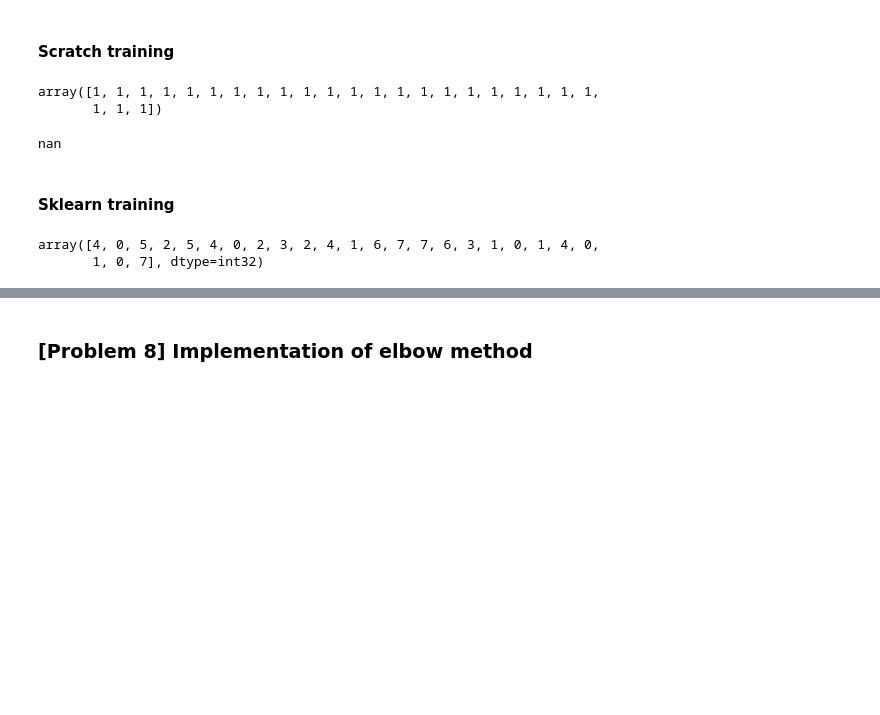
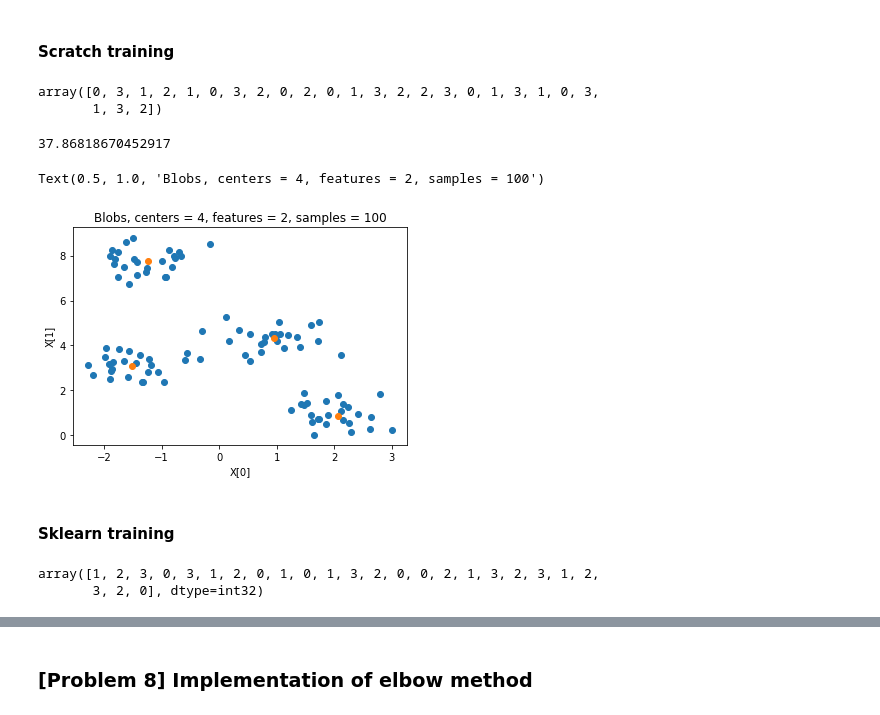
Before and after one commit to goriummaximum/diveintocode-ml, a Jupyter notebook: Sprints/sprint7-clustering/clustering-scratch.ipynb, the cells around one changed output, grey strips where cells are left out. Cells and saved outputs as stored; diff of their text form; code cells hidden in the pictures; blank space fills up the shorter version.

```diff
--- a/Sprints/sprint7-clustering/clustering-scratch.ipynb
+++ b/Sprints/sprint7-clustering/clustering-scratch.ipynb
@@ -140,27 +140,38 @@ X_train, X_test = train_test_split(X, test_size=0.25, random_state=0)
 # %% [markdown]
 <h4>Scratch training</h4>
 # %%
-kmeans_scratch = ScratchKMeans(n_clusters=8)
+kmeans_scratch = ScratchKMeans(n_clusters=4)
 kmeans_scratch.fit(X_train)
 kmeans_scratch.predict(X_test)
 # %% [output]
-array([1, 1, 1, 1, 1, 1, 1, 1, 1, 1, 1, 1, 1, 1, 1, 1, 1, 1, 1, 1, 1, 1,
-       1, 1, 1])
+array([0, 3, 1, 2, 1, 0, 3, 2, 0, 2, 0, 1, 3, 2, 2, 3, 0, 1, 3, 1, 0, 3,
+       1, 3, 2])
 # %%
 kmeans_scratch.SSE
 # %% [output]
-nan
+37.86818670452917
+# %%
+import matplotlib.pyplot as plt
+
+plt.scatter(X[:, 0], X[:, 1])
+plt.scatter(kmeans_scratch.mu[:, 0], kmeans_scratch.mu[:, 1])
+plt.xlabel("X[0]")
+plt.ylabel("X[1]")
+plt.title("Blobs, centers = 4, features = 2, samples = 100")
+# %% [output]
+Text(0.5, 1.0, 'Blobs, centers = 4, features = 2, samples = 100')
+[figure, added]
 # %% [markdown]
 <h4>Sklearn training</h4>
 # %%
 from sklearn.cluster import KMeans
 
-kmeans_sklearn = KMeans(n_clusters=8)
+kmeans_sklearn = KMeans(n_clusters=4)
 kmeans_sklearn.fit(X_train)
 kmeans_sklearn.predict(X_test)
 # %% [output]
-array([4, 0, 5, 2, 5, 4, 0, 2, 3, 2, 4, 1, 6, 7, 7, 6, 3, 1, 0, 1, 4, 0,
-       1, 0, 7], dtype=int32)
+array([1, 2, 3, 0, 3, 1, 2, 0, 1, 0, 1, 3, 2, 0, 0, 2, 1, 3, 2, 3, 1, 2,
+       3, 2, 0], dtype=int32)
 # %%
 kmeans_sklearn.inertia_
 # %% [output]
```
Also changed, not shown: parts of 6 cells of this notebook.
